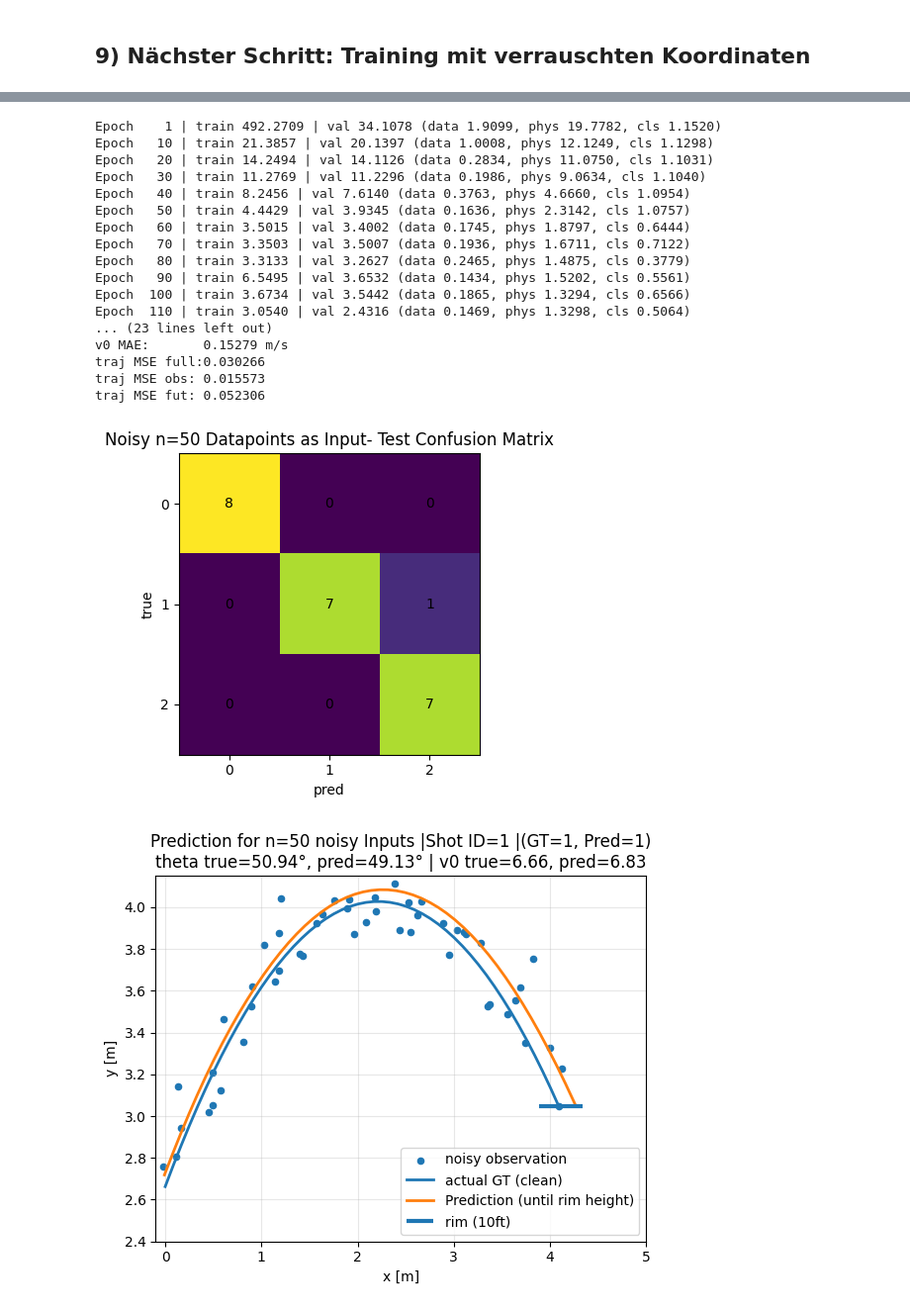
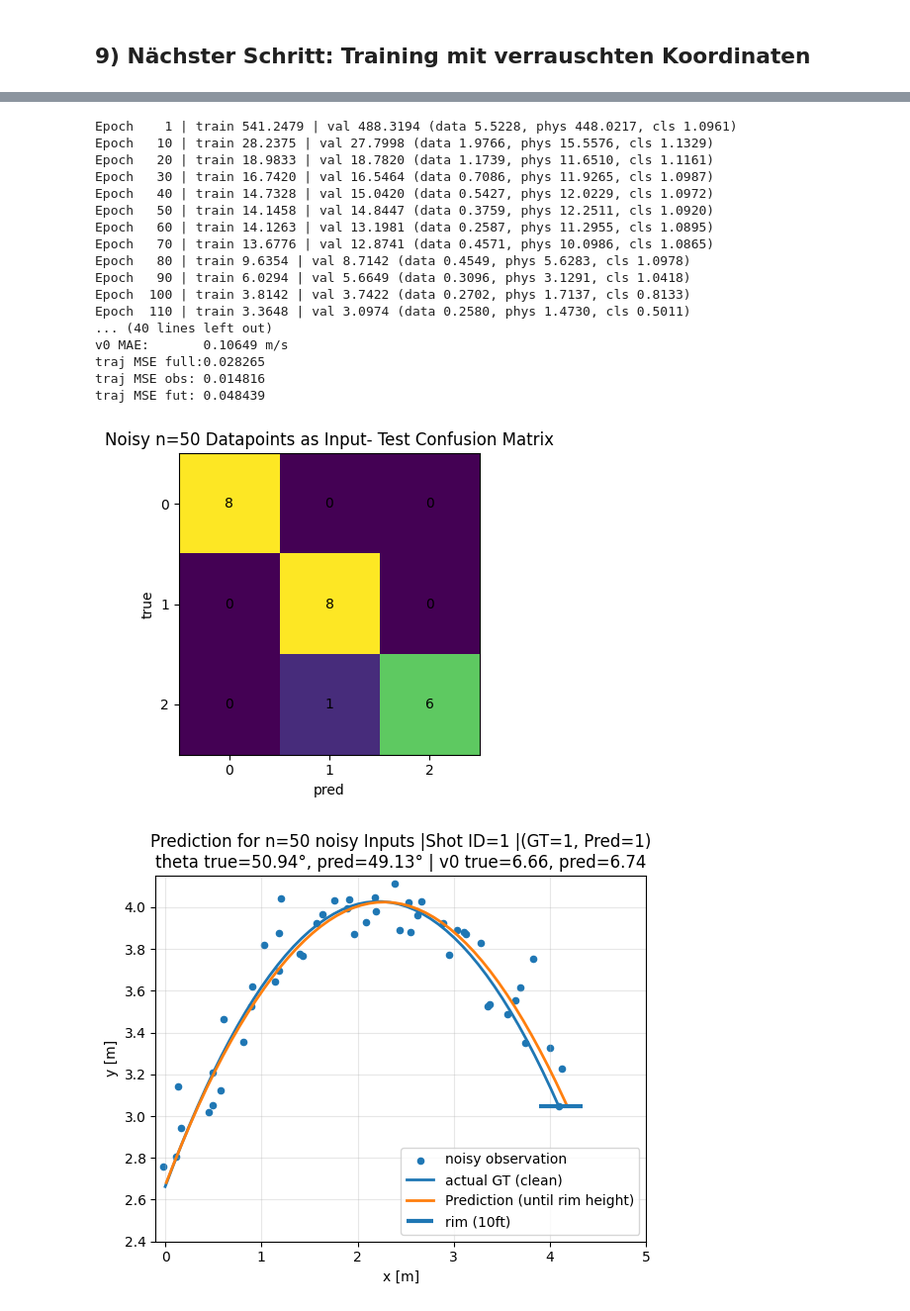
Before and after one commit to lucaa-smn/BA-Thesis, a Jupyter notebook: AmortizedPINN.ipynb, the cells around one changed output, grey strips where cells are left out. Shown at 99% size. Cells and saved outputs as stored; diff of their text form; code cells hidden in the pictures.

```diff
--- a/AmortizedPINN.ipynb
+++ b/AmortizedPINN.ipynb
@@ -196,7 +196,7 @@ train_ds = FreeThrowDataset(df, train_ids, n_obs=n_obs, use_noisy=False)
 val_ds   = FreeThrowDataset(df, val_ids,   n_obs=n_obs, use_noisy=False)
 test_ds  = FreeThrowDataset(df, test_ids,  n_obs=n_obs, use_noisy=False)
 
-train_loader = DataLoader(train_ds, batch_size=32, shuffle=True, collate_fn=collate_fn)
+train_loader = DataLoader(train_ds, batch_size=64, shuffle=True, collate_fn=collate_fn)
 val_loader   = DataLoader(val_ds,   batch_size=64, shuffle=False, collate_fn=collate_fn)
 test_loader  = DataLoader(test_ds,  batch_size=64, shuffle=False, collate_fn=collate_fn)
 
@@ -608,7 +608,7 @@ def run_epoch(loader, model, optimizer=None, **loss_kwargs):
         meters[k] /= max(n_batches,1)
     return meters
 
-def train_model(model, train_loader, val_loader, epochs=200, lr=2e-3, patience=25, **loss_kwargs):
+def train_model(model, train_loader, val_loader, epochs=800, lr=2e-3, patience=50, **loss_kwargs):
     optimizer = torch.optim.Adam(model.parameters(), lr=lr)
     best = float("inf")
     best_state = None
@@ -644,9 +644,9 @@ history = train_model(
     model,
     train_loader,
     val_loader,
-    epochs=200,
+    epochs=800,
     lr=2e-3,
-    patience=25,
+    patience=50,
     n_col=64,
     w_data=5.0,
     w_phys=1.0,
@@ -1056,7 +1061,7 @@ test_ds_noisy = FreeThrowDataset(df, test_ids, n_obs=50, use_noisy=True)
 test_ds_clean = FreeThrowDataset(df, test_ids, n_obs=50, use_noisy=False)
 
 train_loader_noisy = DataLoader(
-    train_ds_noisy, batch_size=32, shuffle=True, collate_fn=collate_fn
+    train_ds_noisy, batch_size=64, shuffle=True, collate_fn=collate_fn
 )
 val_loader_noisy = DataLoader(
     val_ds_noisy, batch_size=64, shuffle=False, collate_fn=collate_fn
@@ -1064,54 +1069,54 @@ val_loader_noisy = DataLoader(
 test_loader_noisy = DataLoader(
     test_ds_noisy, batch_size=64, shuffle=False, collate_fn=collate_fn
 )
 
 model_noisy_50 = AmortizedPINNClassifier(num_classes=int(df["label"].nunique())).to(
     device
 )
 
 history_noisy = train_model(
     model_noisy_50,
     train_loader_noisy,
     val_loader_noisy,
-    epochs=200,
+    epochs=800,
     lr=2e-3,
-    patience=25,
+    patience=50,
     n_col=64,
     w_data=5.0,
     w_phys=1.0,
     w_ic=10.0,
     w_cls=0.01,
 )
 
 evaluate(
     test_loader_noisy,
     model_noisy_50,
     titel="Noisy n=50 Datapoints as Input- Test Confusion Matrix",
 )
 
 demo_reconstruction_noisy_vs_clean(
     model_noisy_50, test_ds_noisy, test_ds_clean, n_obs=50, idx=0
 )
 # %% [output]
-Epoch    1 | train 492.2709 | val 34.1078 (data 1.9099, phys 19.7782, cls 1.1520)
-Epoch   10 | train 21.3857 | val 20.1397 (data 1.0008, phys 12.1249, cls 1.1298)
-Epoch   20 | train 14.2494 | val 14.1126 (data 0.2834, phys 11.0750, cls 1.1031)
-Epoch   30 | train 11.2769 | val 11.2296 (data 0.1986, phys 9.0634, cls 1.1040)
-Epoch   40 | train 8.2456 | val 7.6140 (data 0.3763, phys 4.6660, cls 1.0954)
-Epoch   50 | train 4.4429 | val 3.9345 (data 0.1636, phys 2.3142, cls 1.0757)
-Epoch   60 | train 3.5015 | val 3.4002 (data 0.1745, phys 1.8797, cls 0.6444)
-Epoch   70 | train 3.3503 | val 3.5007 (data 0.1936, phys 1.6711, cls 0.7122)
-Epoch   80 | train 3.3133 | val 3.2627 (data 0.2465, phys 1.4875, cls 0.3779)
-Epoch   90 | train 6.5495 | val 3.6532 (data 0.1434, phys 1.5202, cls 0.5561)
-Epoch  100 | train 3.6734 | val 3.5442 (data 0.1865, phys 1.3294, cls 0.6566)
-Epoch  110 | train 3.0540 | val 2.4316 (data 0.1469, phys 1.3298, cls 0.5064)
-... (23 lines left out)
-v0 MAE:       0.15279 m/s
-traj MSE full:0.030266
-traj MSE obs: 0.015573
-traj MSE fut: 0.052306
+Epoch    1 | train 541.2479 | val 488.3194 (data 5.5228, phys 448.0217, cls 1.0961)
+Epoch   10 | train 28.2375 | val 27.7998 (data 1.9766, phys 15.5576, cls 1.1329)
+Epoch   20 | train 18.9833 | val 18.7820 (data 1.1739, phys 11.6510, cls 1.1161)
+Epoch   30 | train 16.7420 | val 16.5464 (data 0.7086, phys 11.9265, cls 1.0987)
+Epoch   40 | train 14.7328 | val 15.0420 (data 0.5427, phys 12.0229, cls 1.0972)
+Epoch   50 | train 14.1458 | val 14.8447 (data 0.3759, phys 12.2511, cls 1.0920)
+Epoch   60 | train 14.1263 | val 13.1981 (data 0.2587, phys 11.2955, cls 1.0895)
+Epoch   70 | train 13.6776 | val 12.8741 (data 0.4571, phys 10.0986, cls 1.0865)
+Epoch   80 | train 9.6354 | val 8.7142 (data 0.4549, phys 5.6283, cls 1.0978)
+Epoch   90 | train 6.0294 | val 5.6649 (data 0.3096, phys 3.1291, cls 1.0418)
+Epoch  100 | train 3.8142 | val 3.7422 (data 0.2702, phys 1.7137, cls 0.8133)
+Epoch  110 | train 3.3648 | val 3.0974 (data 0.2580, phys 1.4730, cls 0.5011)
+... (40 lines left out)
+v0 MAE:       0.10649 m/s
+traj MSE full:0.028265
+traj MSE obs: 0.014816
+traj MSE fut: 0.048439
-[figure, old version]
+[figure, new version]
-[figure, old version]
+[figure, new version]
 # %%
 train_ds_noisy = FreeThrowDataset(df, train_ids, n_obs=20, use_noisy=True)
 val_ds_noisy = FreeThrowDataset(df, val_ids, n_obs=20, use_noisy=True)
```
Also changed, not shown: parts of 10 cells of this notebook, 1 other file.
